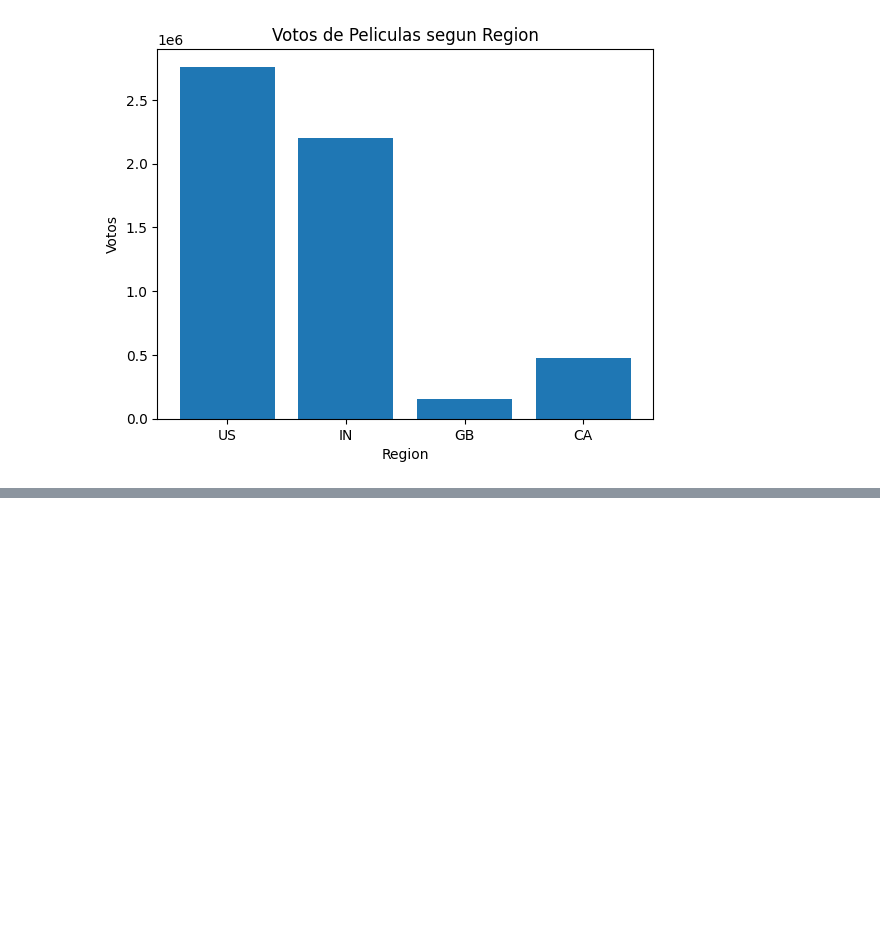
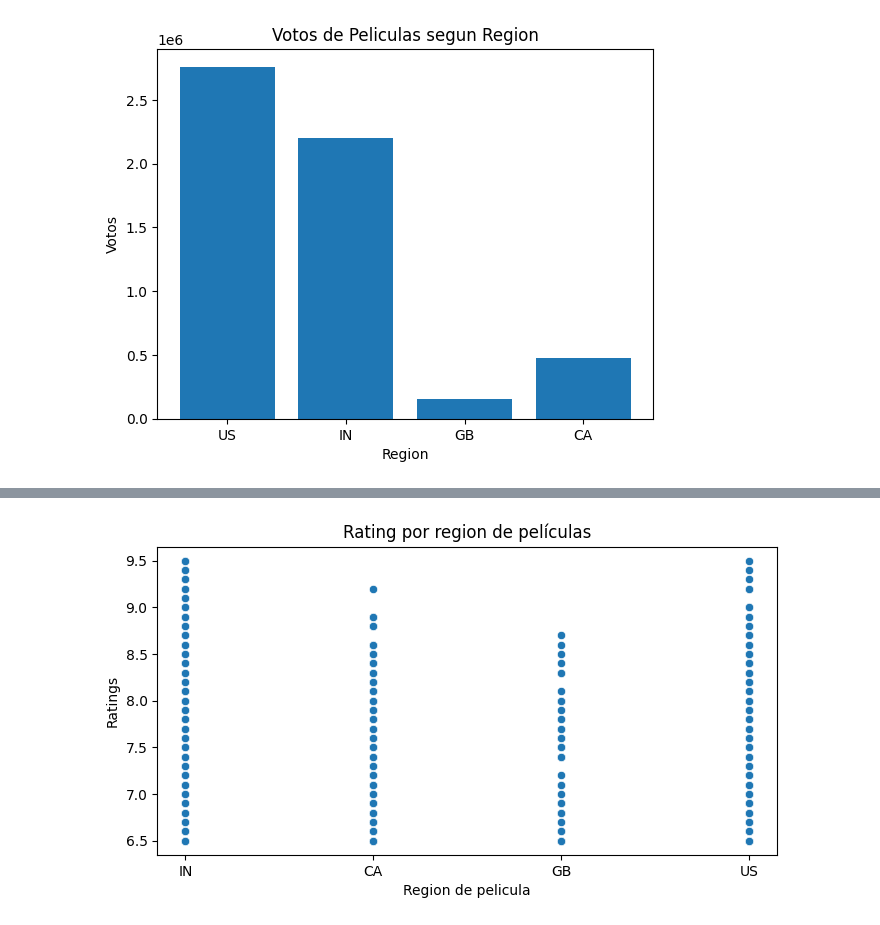
Before and after one commit to DanielaRandazo/coderhouse, a Jupyter notebook: VisualizacionDanielaRandazo.ipynb, the cells around one changed output, grey strips where cells are left out. Saved outputs shown, nothing was run; the diff lists cells and outputs as text; code cells hidden in the pictures; blank space fills up the shorter version.

```diff
--- a/VisualizacionDanielaRandazo.ipynb
+++ b/VisualizacionDanielaRandazo.ipynb
@@ -74,0 +75,21 @@ plt.show()
+# %%
+plt.figure(figsize=(8, 4))  # Tamanio del grafico
+
+# Ordeno el DataFrame por 'startYear' para tener los datos en orden
+DF_IMDB_sorted = DF_IMDB.sort_values(by='averageRating')
+
+# Plotea los datos en el gráfico de líneas
+sns.scatterplot(data=DF_IMDB_sorted, x='region', y='averageRating')
+#sns.scatterplot(data=DF_IMDB_sorted, x='averageRating', y='genres')
+
+# Etiquetas de los ejes y el título
+plt.xlabel('Region de pelicula')
+plt.ylabel('Ratings')
+plt.title('Rating por region de películas')
+
+# Muestro el gráfico
+plt.grid(False)  # Activa la cuadrícula
+#plt.gca().set_facecolor('#FFC0CB')  # Color de fondo
+plt.show()
+# %% [output]
+[figure, added]
```
Also changed, not shown: parts of 1 cell of this notebook.
